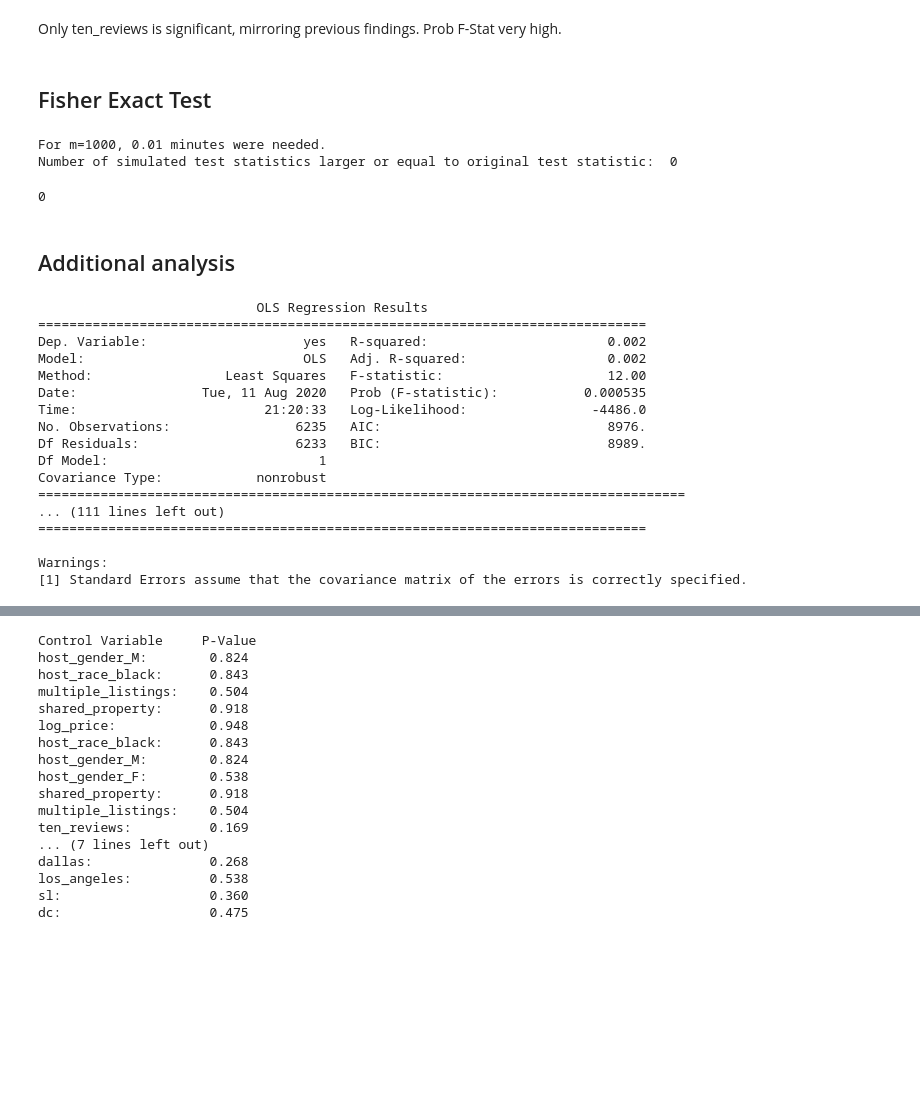
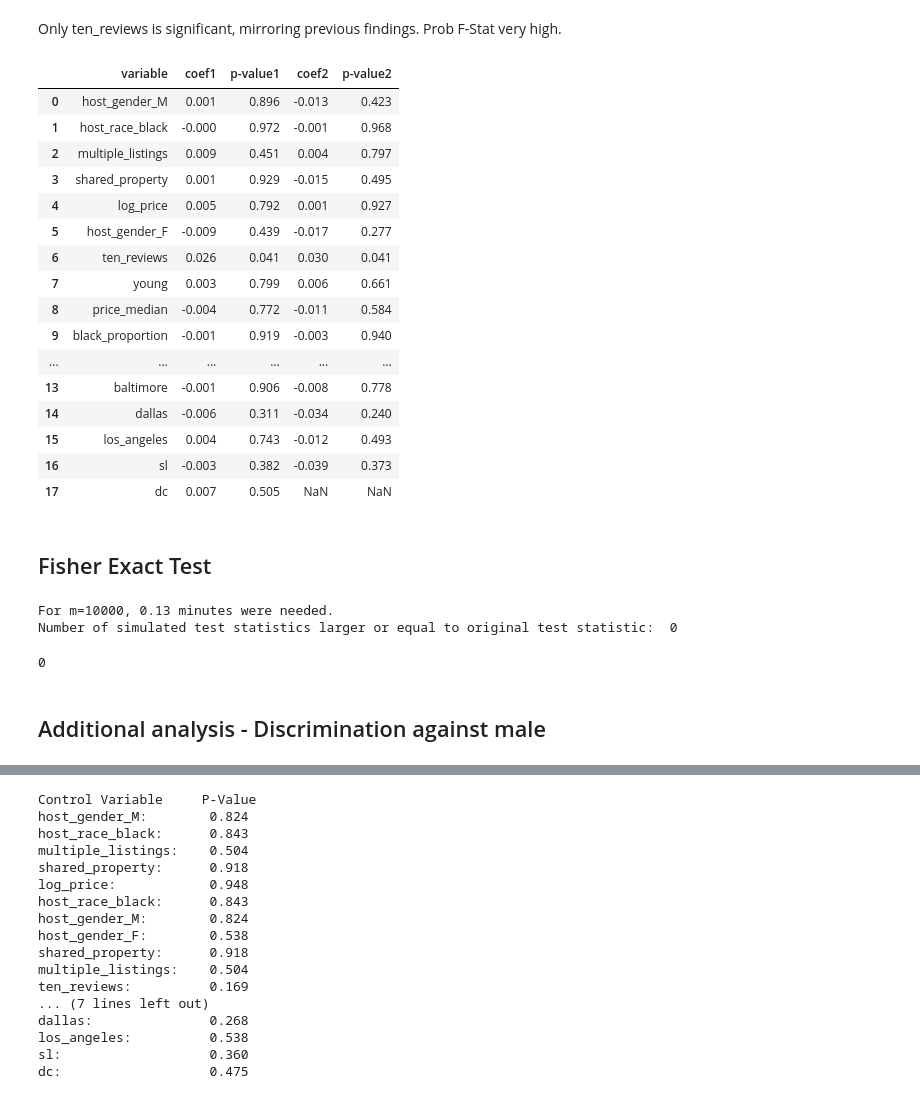
Before and after one commit to fmssn/airbnbdiscrimination, a Jupyter notebook: AirBnb.ipynb, the cells around one changed output, grey strips where cells are left out. Drawn from its saved outputs; the diff is of its cells as text; code cells hidden in the pictures; blank space fills up the shorter version.

```diff
--- a/AirBnb.ipynb
+++ b/AirBnb.ipynb
@@ -352,6 +336,42 @@ Warnings:
 [1] Standard Errors assume that the covariance matrix of the errors is correctly specified.
 # %% [markdown]
 Only ten_reviews is significant, mirroring previous findings. Prob F-Stat very high.
+# %%
+columns = ['variable', 'coef1', 'p-value1', 'coef2', 'p-value2']
+randomization_df = pd.DataFrame(columns=columns)
+randomization_df['variable'] = list(used_control_models.keys())
+
+for index, row in randomization_df.iterrows():
+    var = row['variable']
+    randomization_df.loc[index,'coef1'] = used_control_models[var].params[1]
+    randomization_df.loc[index,'p-value1'] = used_control_models[var].pvalues[1]
+    try:
+        randomization_df.loc[index,'coef2'] = result.params[var]
+        randomization_df.loc[index,'p-value2'] = result.pvalues[var]
+    except:
+        randomization_df.loc[index,'coef2'] = np.nan
+        randomization_df.loc[index,'p-value2'] = np.nan
+
+pd.set_option('display.float_format', '{:0.3f}'.format)
+randomization_df
+# %% [output]
+|  | variable | coef1 | p-value1 | coef2 | p-value2 |
+| 0 | host_gender_M | 0.001 | 0.896 | -0.013 | 0.423 |
+| 1 | host_race_black | -0.000 | 0.972 | -0.001 | 0.968 |
+| 2 | multiple_listings | 0.009 | 0.451 | 0.004 | 0.797 |
+| 3 | shared_property | 0.001 | 0.929 | -0.015 | 0.495 |
+| 4 | log_price | 0.005 | 0.792 | 0.001 | 0.927 |
+| 5 | host_gender_F | -0.009 | 0.439 | -0.017 | 0.277 |
+| 6 | ten_reviews | 0.026 | 0.041 | 0.030 | 0.041 |
+| 7 | young | 0.003 | 0.799 | 0.006 | 0.661 |
+| 8 | price_median | -0.004 | 0.772 | -0.011 | 0.584 |
+| 9 | black_proportion | -0.001 | 0.919 | -0.003 | 0.940 |
+| ... | ... | ... | ... | ... | ... |
+| 13 | baltimore | -0.001 | 0.906 | -0.008 | 0.778 |
+| 14 | dallas | -0.006 | 0.311 | -0.034 | 0.240 |
+| 15 | los_angeles | 0.004 | 0.743 | -0.012 | 0.493 |
+| 16 | sl | -0.003 | 0.382 | -0.039 | 0.373 |
+| 17 | dc | 0.007 | 0.505 | NaN | NaN |
 # %% [markdown]
 ## Fisher Exact Test ##
 # %%
@@ -422,37 +442,10 @@ df_fisher.dropna(inplace=True)
 
 FET = FisherExactTest()
 og_test = FET.initial_arrays(df_fisher.white, df_fisher.yes)
-FET.simulation(1000)
+FET.simulation(10000)
 # %% [output]
-For m=1000, 0.01 minutes were needed.
+For m=10000, 0.13 minutes were needed.
 Number of simulated test statistics larger or equal to original test statistic:  0
 0
 # %% [markdown]
-## Additional analysis ##
+## Additional analysis - Discrimination against male ##
-# %%
-for combination in host_combinations:
-    model = smf.ols('yes ~ ' + combination, data=df)
-    result = model.fit()
-    print(result.summary())
-
-model = smf.ols('yes ~ host_male + host_race_black + guest_black', data=df)
-result = model.fit()
-print(result.summary())
-# %% [output]
-                            OLS Regression Results
-==============================================================================
-Dep. Variable:                    yes   R-squared:                       0.002
-Model:                            OLS   Adj. R-squared:                  0.002
-Method:                 Least Squares   F-statistic:                     12.00
-Date:                Tue, 11 Aug 2020   Prob (F-statistic):           0.000535
-Time:                        21:20:33   Log-Likelihood:                -4486.0
-No. Observations:                6235   AIC:                             8976.
-Df Residuals:                    6233   BIC:                             8989.
-Df Model:                           1
-Covariance Type:            nonrobust
-===================================================================================
-... (111 lines left out)
-==============================================================================
-
-Warnings:
-[1] Standard Errors assume that the covariance matrix of the errors is correctly specified.
```
Also changed, not shown: parts of 30 cells of this notebook.
